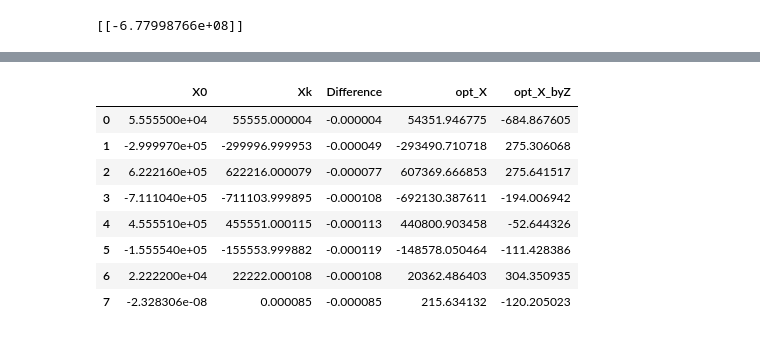
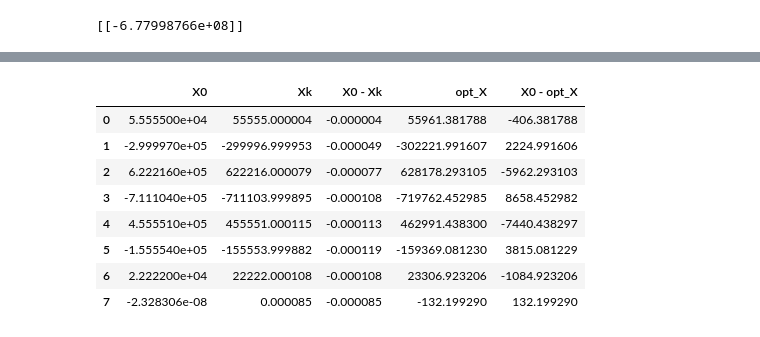
Before and after one commit to davibelo/EQE703_trabalho_1, a Jupyter notebook: res_questao_1.ipynb, the cells around one changed output, grey strips where cells are left out. Drawn from its saved outputs; the diff is of its cells as text; code cells hidden in the pictures.

```diff
--- a/res_questao_1.ipynb
+++ b/res_questao_1.ipynb
@@ -1386,7 +1386,7 @@ difference_flat = difference.flatten()
 data = {
     'X0': X0_flat,
     'Xk': Xk_flat,
-    'Difference': difference_flat
+    'X0 - Xk': difference_flat
 }
 
 df = pd.DataFrame(data)
@@ -1470,9 +1410,10 @@ def F_X(X):
     return 0.5 * X.T @ A @ X + B.T @ X + C
 
 # Initial guess
-initial_guess = np.zeros((8,1)).flatten()
-# Perform the optimization
-result = scipy.optimize.minimize(F_X, initial_guess, method='BFGS')
+initial_guess = np.zeros((8, 1)).flatten()
+
+# Perform the optimization with SLSQP (Sequential Least SQuares Programming)
+result = scipy.optimize.minimize(F_X, initial_guess, method='SLSQP')
 
 # Extract the optimal alpha and beta
 opt_X = result.x
@@ -1487,14 +1432,14 @@ Minimum F_X value: [-6.77825527e+08]
 # %%
 df['opt_X'] = opt_X
-df['opt_X_byZ'] = opt_X_byZ
+df['X0 - opt_X'] = X0_flat - opt_X
 df
 # %% [output]
-|  | X0 | Xk | Difference | opt_X | opt_X_byZ |
-| 0 | 5.555500e+04 | 55555.000004 | -0.000004 | 54351.946775 | -684.867605 |
-| 1 | -2.999970e+05 | -299996.999953 | -0.000049 | -293490.710718 | 275.306068 |
-| 2 | 6.222160e+05 | 622216.000079 | -0.000077 | 607369.666853 | 275.641517 |
-| 3 | -7.111040e+05 | -711103.999895 | -0.000108 | -692130.387611 | -194.006942 |
-| 4 | 4.555510e+05 | 455551.000115 | -0.000113 | 440800.903458 | -52.644326 |
-| 5 | -1.555540e+05 | -155553.999882 | -0.000119 | -148578.050464 | -111.428386 |
-| 6 | 2.222200e+04 | 22222.000108 | -0.000108 | 20362.486403 | 304.350935 |
-| 7 | -2.328306e-08 | 0.000085 | -0.000085 | 215.634132 | -120.205023 |
+|  | X0 | Xk | X0 - Xk | opt_X | X0 - opt_X |
+| 0 | 5.555500e+04 | 55555.000004 | -0.000004 | 55961.381788 | -406.381788 |
+| 1 | -2.999970e+05 | -299996.999953 | -0.000049 | -302221.991607 | 2224.991606 |
+| 2 | 6.222160e+05 | 622216.000079 | -0.000077 | 628178.293105 | -5962.293103 |
+| 3 | -7.111040e+05 | -711103.999895 | -0.000108 | -719762.452985 | 8658.452982 |
+| 4 | 4.555510e+05 | 455551.000115 | -0.000113 | 462991.438300 | -7440.438297 |
+| 5 | -1.555540e+05 | -155553.999882 | -0.000119 | -159369.081230 | 3815.081229 |
+| 6 | 2.222200e+04 | 22222.000108 | -0.000108 | 23306.923206 | -1084.923206 |
+| 7 | -2.328306e-08 | 0.000085 | -0.000085 | -132.199290 | 132.199290 |
```
Also changed, not shown: parts of 14 cells of this notebook, 10 other files.
